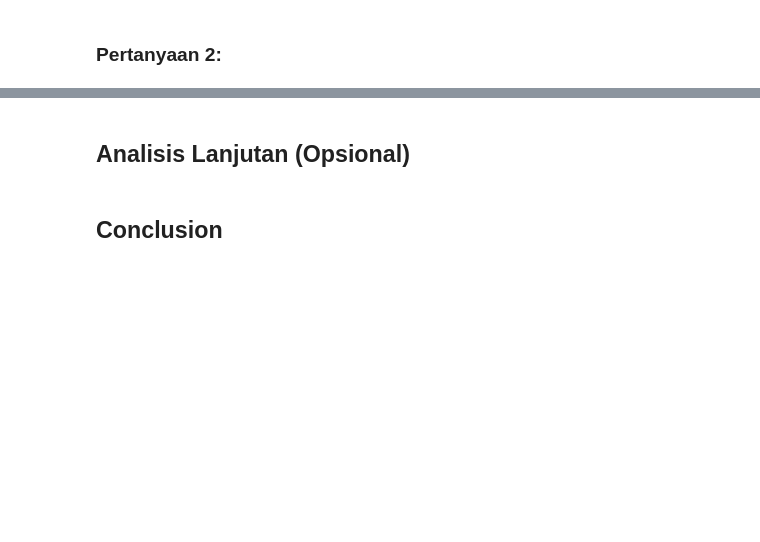
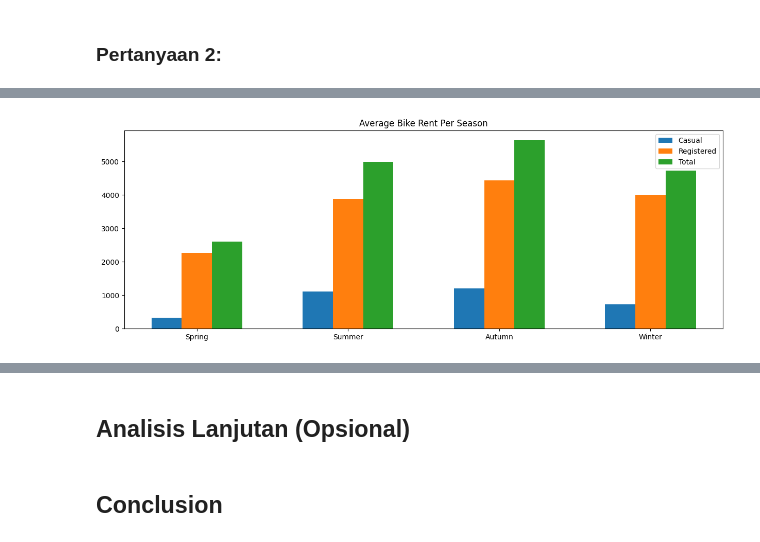
Before and after one commit to gdaffa/dicoding-machine-learning, a Jupyter notebook: Belajar Analisis Data dengan Python/analisa.ipynb, the cells around one changed output, grey strips where cells are left out. Cells and saved outputs as stored; diff of their text form; code cells hidden in the pictures; blank space fills up the shorter version.

```diff
--- a/Belajar Analisis Data dengan Python/analisa.ipynb
+++ b/Belajar Analisis Data dengan Python/analisa.ipynb
@@ -282,3 +284,16 @@ hour_df
 - Tabel sama yang berarti menggunakan cara yang sama.
 # %% [markdown]
 ## Exploratory Data Analysis (EDA)
+# %%
+# karena tidak ada pengguna yang memiliki tubuh dengan floating point
+# dan tidak ada pengguna yang bertambah 1 karena round up
+def meanFloor(series):
+    return floor(series.mean())
+
+# fungsi DRY untuk mengambil  data user casual, registered, dan cnt
+def getUserBy(df, by, method={ 'casual':meanFloor, 'registered':meanFloor, 'cnt':meanFloor }, by_date=False):
+    if by_date:
+        df = df.resample(rule=by, on='dteday')
+    else:
+        df = df.groupby(by=by)
+    return df.agg(method).reset_index()
@@ -289,0 +321,3 @@ hour_df
+# %%
+user_season_df = getUserBy(day_df, ['season', 'season_new'])
+user_season_df
@@ -368,0 +411,29 @@ plt.show()
+# %%
+width = 0.2
+plt.figure(figsize = (15, 5))
+
+plt.bar(
+    user_season_df.index - width,
+    user_season_df.casual,
+    label = 'Casual',
+    width = width
+)
+plt.bar(
+    user_season_df.index,
+    user_season_df.registered,
+    label = 'Registered',
+    width = width
+)
+plt.bar(
+    user_season_df.index + width,
+    user_season_df.cnt,
+    label = 'Total',
+    width = width
+)
+
+plt.xticks(user_season_df.index, user_season_df.season_new)
+plt.title('Average Bike Rent Per Season')
+plt.legend()
+plt.show()
+# %% [output]
+[figure, added]
```
Also changed, not shown: parts of 28 cells of this notebook, 2 other files.
